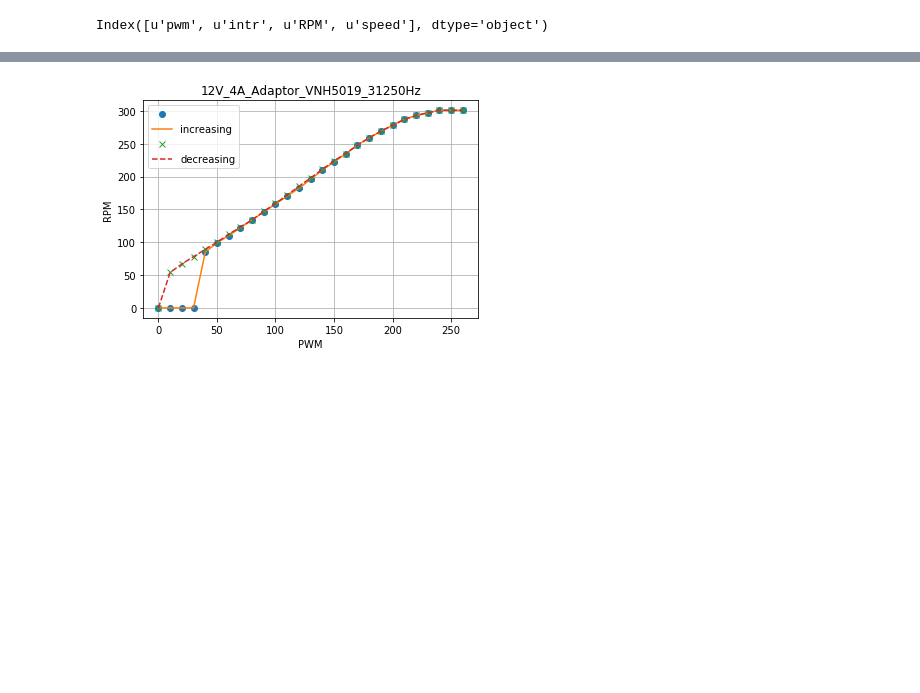
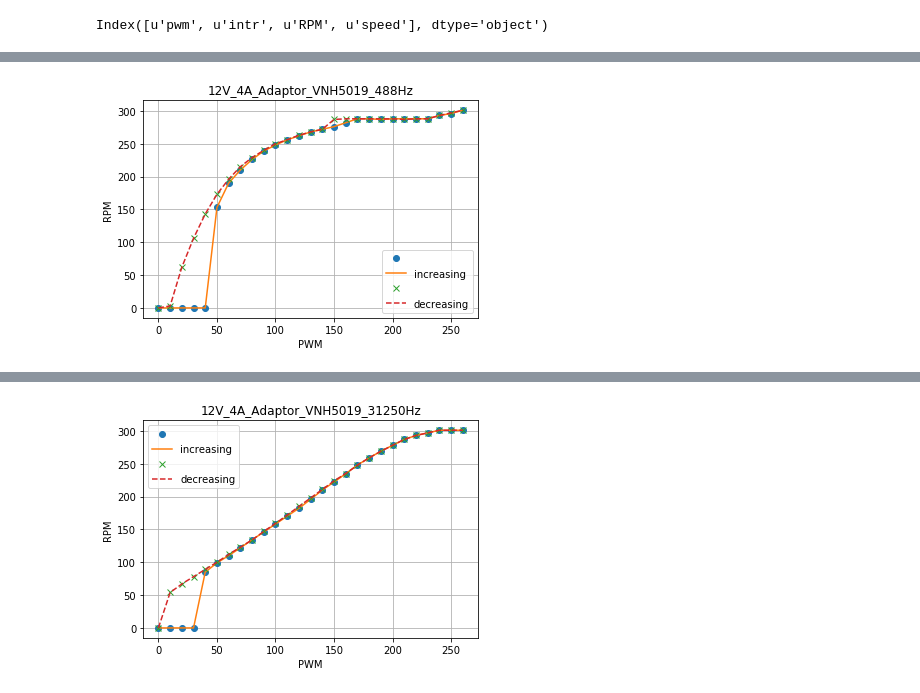
Before and after one commit to ukayzm/balancing_rbt, a Jupyter notebook: prj2.7_vnh5019/data/motor_test_12V_4A_Adaptor_VNH5019.ipynb, the cells around one changed output, grey strips where cells are left out. Cells and saved outputs as stored; diff of their text form; code cells hidden in the pictures; blank space fills up the shorter version.

```diff
--- a/prj2.7_vnh5019/data/motor_test_12V_4A_Adaptor_VNH5019.ipynb
+++ b/prj2.7_vnh5019/data/motor_test_12V_4A_Adaptor_VNH5019.ipynb
@@ -52,0 +61,4 @@ Index([u'pwm', u'intr', u'RPM', u'speed'], dtype='object')
+# %%
+plot_graph('12V_4A_Adaptor_VNH5019_488Hz', "12V_4A_Adaptor_VNH5019_488Hz.1.dat", "12V_4A_Adaptor_VNH5019_488Hz.2.dat")
+# %% [output]
+[figure, added]
```
Also changed, not shown: parts of 3 cells of this notebook, 17 other files.
